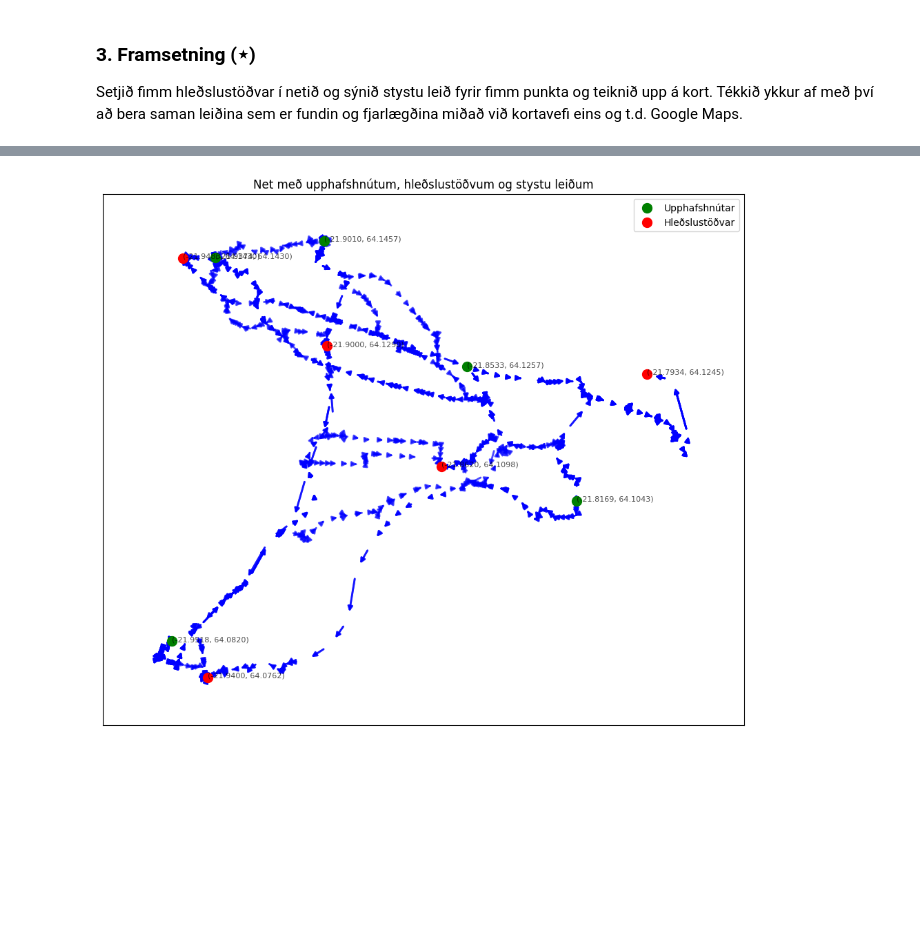
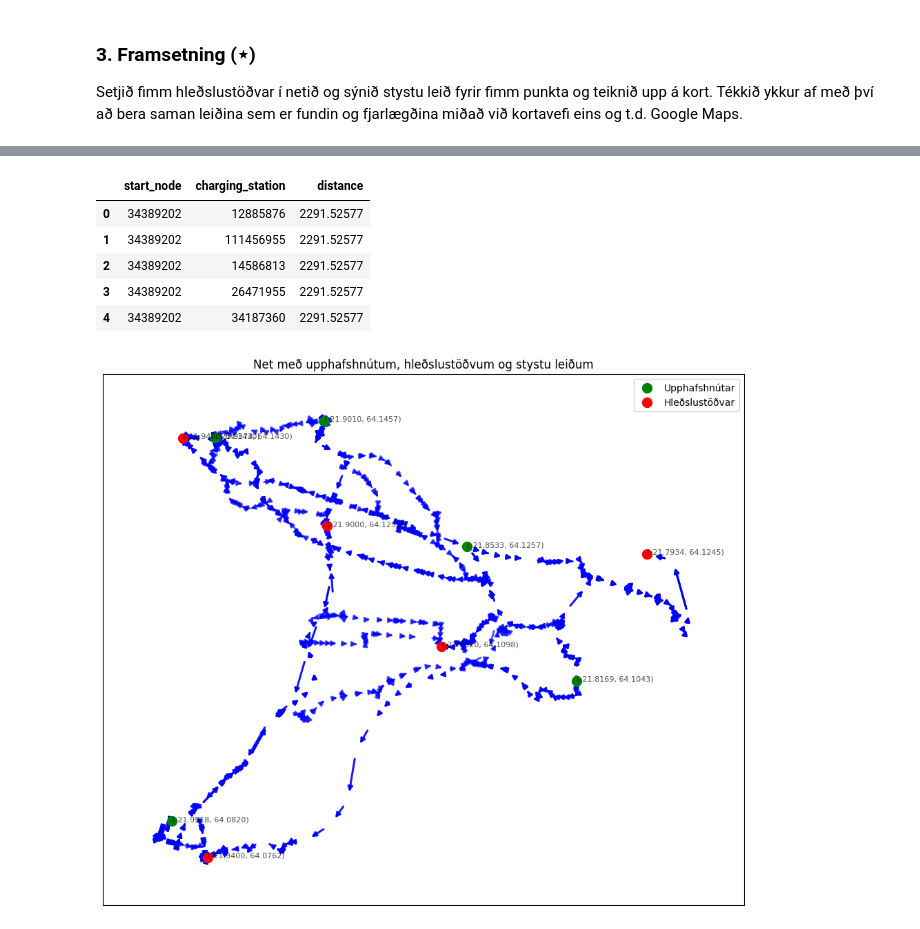
Before and after one commit to liljaschopka/lokaverkefni_greiningReiknirita, a Jupyter notebook: lokaverkefni.ipynb, the cells around one changed output, grey strips where cells are left out. Saved outputs shown, nothing was run; the diff lists cells and outputs as text; code cells hidden in the pictures; blank space fills up the shorter version.

```diff
--- a/lokaverkefni.ipynb
+++ b/lokaverkefni.ipynb
@@ -58,0 +89,3 @@ edges.head()
+# %%
+G_small_dict = create_graph_dict(small_nodes, filtered_edges)
+print(G_small_dict)
@@ -67,0 +162,5 @@ import networkx as nx
+# %%
+distances, prev = dijkstra(G_small_dict, 252743977)
+print("Distances from 252743977:")
+for node, dist in distances.items():
+    print(f"Node {node}: {dist}")
@@ -67,0 +216,34 @@ import networkx as nx
+# %%
+import folium
+
+# Create a Folium map centered on the average location of the nodes
+map_center = [small_nodes["y"].mean(), small_nodes["x"].mean()]
+folium_map = folium.Map(location=map_center, zoom_start=15)
+
+# Helper: get coordinates from node ID
+node_coords = nodes.set_index('osmid')[['y', 'x']].to_dict('index')  # {osmid: {'y': lat, 'x': lon}}
+
+def node_id_to_coords(node_id):
+    if node_id in node_coords:
+        return [node_coords[node_id]['y'], node_coords[node_id]['x']]  # [lat, lon]
+    return None
+
+destination = 10799990350
+
+for start_node, dests in results.items():
+    if destination not in dests:
+        continue
+    dist, path = dests[destination]
+    if dist == float('inf') or not path:
+        continue
+
+    coords = [node_id_to_coords(n) for n in path if node_id_to_coords(n)]
+
+    # Add a polyline for this path
+    folium.PolyLine(coords, color='blue', weight=2, opacity=0.6).add_to(folium_map)
+
+# Add markers for the destination
+dest_coord = node_id_to_coords(destination)
+folium.Marker(dest_coord, popup=f"Destination {destination}", icon=folium.Icon(color='red')).add_to(folium_map)
+
+folium_map
@@ -147,11 +316,20 @@ Matplotlib is building the font cache; this may take a moment.
 # %%
 # Veljum fimm hnúta þar sem við setjum hleðslustöð
 charging_stations = [12885876, 111456955, 14586813, 26471955, 34187360]
 
 # fimm hnútar sem við veljum
 five_nodes = [34389202, 35295068, 253467906, 330050169, 27237169]
 
 shortest_path_five = shortest_path_to_charging_station_faster(nodes, edges, charging_stations, five_nodes)
+
+shortest_path_five.head()
+# %% [output]
+|  | start_node | charging_station | distance |
+| 0 | 34389202 | 12885876 | 2291.52577 |
+| 1 | 34389202 | 111456955 | 2291.52577 |
+| 2 | 34389202 | 14586813 | 2291.52577 |
+| 3 | 34389202 | 26471955 | 2291.52577 |
+| 4 | 34389202 | 34187360 | 2291.52577 |
 # %%
 # Create a directed graph
 G = nx.DiGraph()
```
Also changed, not shown: parts of 38 cells of this notebook.
